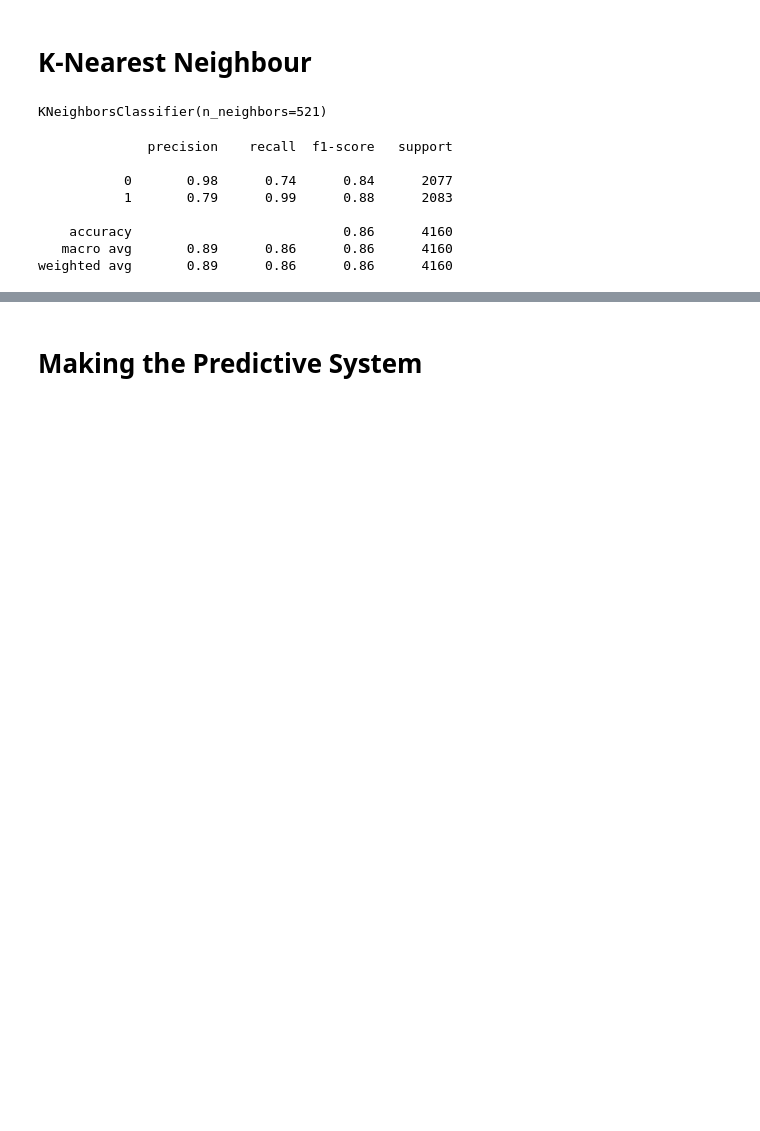
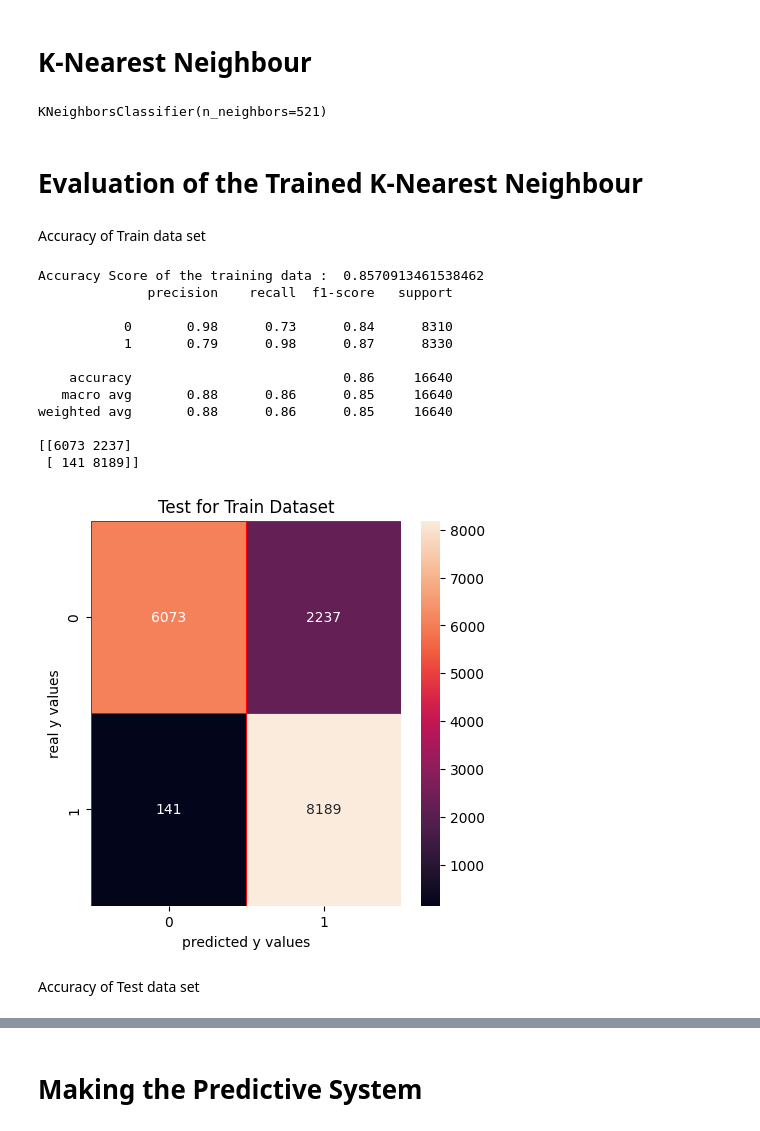
Before and after one commit to ratnesh003/news-prediction-react-native-app, a Jupyter notebook: python_script/Fake_News_Perdiction.ipynb, the cells around one changed output, grey strips where cells are left out. Saved outputs shown, nothing was run; the diff lists cells and outputs as text; code cells hidden in the pictures; blank space fills up the shorter version.

```diff
--- a/python_script/Fake_News_Perdiction.ipynb
+++ b/python_script/Fake_News_Perdiction.ipynb
@@ -383,11 +380,42 @@ X_test_pred = knn_model.predict(X_test)
-# %%
-print(classification_report(Y_test, X_test_pred))
-# %% [output]
-              precision    recall  f1-score   support
-
-           0       0.98      0.74      0.84      2077
-           1       0.79      0.99      0.88      2083
-
-    accuracy                           0.86      4160
-   macro avg       0.89      0.86      0.86      4160
-weighted avg       0.89      0.86      0.86      4160
+# %% [markdown]
+# Evaluation of the Trained **K-Nearest Neighbour**
+# %% [markdown]
+Accuracy of Train data set
+# %%
+# accuracy score on the training data
+X_train_pred = knn_model.predict(X_train)
+training_data_accuracy = accuracy_score(X_train_pred, Y_train)
+# %%
+print("Accuracy Score of the training data : ", training_data_accuracy)
+print(classification_report(Y_train, X_train_pred))
+
+# confusion matrix
+from sklearn.metrics import confusion_matrix
+print(confusion_matrix(Y_train,X_train_pred))
+cm_lrc = confusion_matrix(Y_train,X_train_pred)
+
+# cm visualization
+import seaborn as sns
+import matplotlib.pyplot as plt
+f, ax = plt.subplots(figsize =(5,5))
+sns.heatmap(cm_lrc,annot = True,linewidths=0.5,linecolor="red",fmt = ".0f",ax=ax)
+plt.title("Test for Train Dataset")
+plt.xlabel("predicted y values")
+plt.ylabel("real y values")
+plt.show()
+# %% [output]
+Accuracy Score of the training data :  0.8570913461538462
+              precision    recall  f1-score   support
+
+           0       0.98      0.73      0.84      8310
+           1       0.79      0.98      0.87      8330
+
+    accuracy                           0.86     16640
+   macro avg       0.88      0.86      0.85     16640
+weighted avg       0.88      0.86      0.85     16640
+
+[[6073 2237]
+ [ 141 8189]]
+[figure, added]
+# %% [markdown]
+Accuracy of Test data set
```
Also changed, not shown: parts of 55 cells of this notebook, 8 other files.
